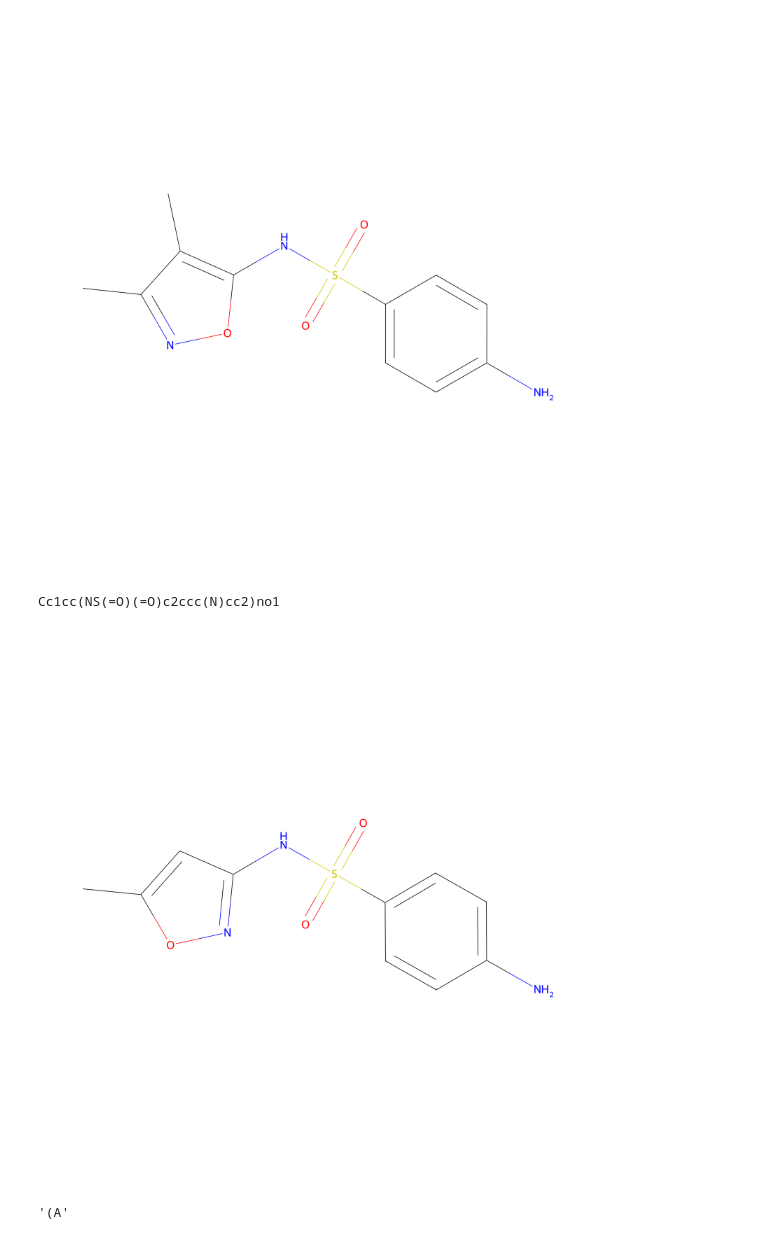
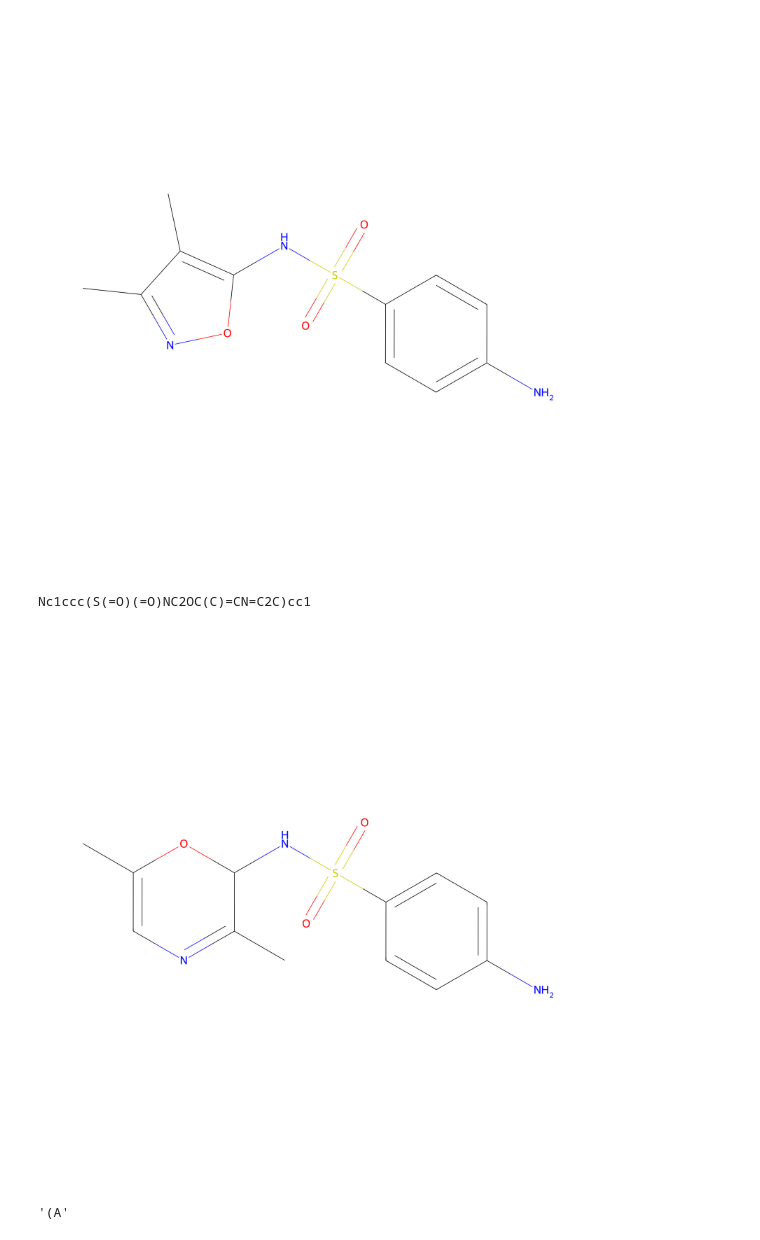
Before and after one commit to DragonDescentZerotsu/Intern-S1-recipe, a Jupyter notebook: debug.ipynb, the cells around one changed output. Drawn from its saved outputs; the diff is of its cells as text; code cells hidden in the pictures.

```diff
--- a/debug.ipynb
+++ b/debug.ipynb
@@ -183,31 +183,31 @@ CC1=C(ON=C1C)NS(=O)(=O)C2=CC=C(C=C2)N
 # %%
 from rdkit import Chem
 from rdkit.Chem import Draw
 # import selfies as sf
 from rdkit.Chem import rdDepictor
 from rdkit.Chem.Draw import MolDrawOptions
 
 # 使用从 OPSIN 获得的 SMILES
-smiles = "Cc1cc(NS(=O)(=O)c2ccc(N)cc2)no1"
+smiles = "Nc1ccc(S(=O)(=O)NC2OC(C)=CN=C2C)cc1"
 # smiles = "[C][=O][N]"
 # C[N+](C)(C)CCCC[C@@H](C(=O)[O-])[NH3+]
 # smiles = sf.decoder(smiles)
 print(smiles)
 # 创建分子对象
 mol = Chem.MolFromSmiles(smiles)
 
 rdDepictor.SetPreferCoordGen(True)
 rdDepictor.Compute2DCoords(mol)
 
 opts = MolDrawOptions()
 # opts.reduceOverlap = True
 
 # 绘制分子结构
 img = Draw.MolToImage(mol, size=(2000, 2000))
 display(img)
 # %% [output]
-Cc1cc(NS(=O)(=O)c2ccc(N)cc2)no1
+Nc1ccc(S(=O)(=O)NC2OC(C)=CN=C2C)cc1
-[figure, old version]
+[figure, new version]
 # %%
 tokenizer.tokenize('<|im_start|>user\nInstructions: Answer the following question about drug properties.\nContext: As a membrane separating circulating blood and brain extracellular fluid, the blood-brain barrier (BBB) is the protection layer that blocks most foreign drugs. Thus the ability of a drug to penetrate the barrier to deliver to the site of action forms a crucial challenge in development of drugs for central nervous system.\nQuestion: Given a drug SMILES string, predict whether it\n(A) does not cross the BBB (B) crosses the BBB\nDrug SMILES: <SMILES>CC[C@H](C)C(=O)O[C@H]1CCC=C2C=C[C@H](C)[C@H](CC[C@@H]3C[C@@H](O)CC(=O)O3)[C@H]21</SMILES>\nAnswer:<|im_end|>\n<|im_start|>assistant\n(A')[142]
 # %% [output]
```
Also changed, not shown: 3 other files.
